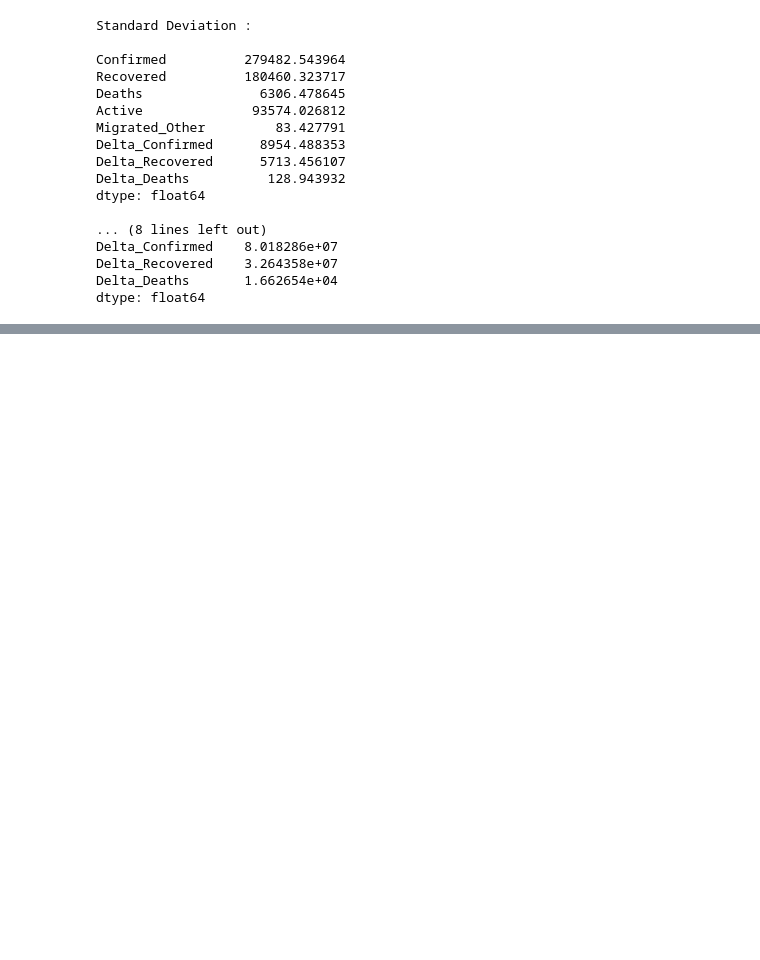
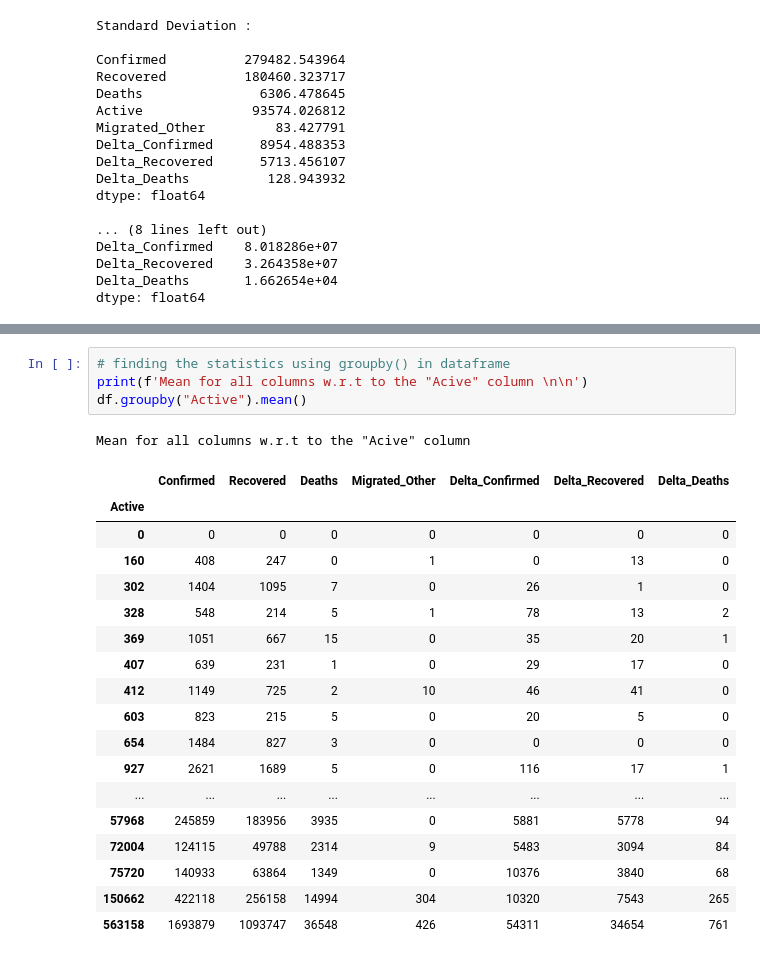
Before and after one commit to ineelhere/Machine-Learning-and-Data-Science, a Jupyter notebook: WorkingWithPandas.ipynb, the cells around one changed output, grey strips where cells are left out. Saved outputs shown, nothing was run; the diff lists cells and outputs as text; blank space fills up the shorter version.

```diff
--- a/WorkingWithPandas.ipynb
+++ b/WorkingWithPandas.ipynb
@@ -384,0 +420,24 @@ dtype: float64
+# %%
+# finding the statistics using groupby() in dataframe
+print(f'Mean for all columns w.r.t to the "Acive" column \n\n')
+df.groupby("Active").mean()
+# %% [output]
+Mean for all columns w.r.t to the "Acive" column
+|  | Confirmed | Recovered | Deaths | Migrated_Other | Delta_Confirmed | Delta_Recovered | Delta_Deaths |
+| Active |  |  |  |  |  |  |  |
+| 0 | 0 | 0 | 0 | 0 | 0 | 0 | 0 |
+| 160 | 408 | 247 | 0 | 1 | 0 | 13 | 0 |
+| 302 | 1404 | 1095 | 7 | 0 | 26 | 1 | 0 |
+| 328 | 548 | 214 | 5 | 1 | 78 | 13 | 2 |
+| 369 | 1051 | 667 | 15 | 0 | 35 | 20 | 1 |
+| 407 | 639 | 231 | 1 | 0 | 29 | 17 | 0 |
+| 412 | 1149 | 725 | 2 | 10 | 46 | 41 | 0 |
+| 603 | 823 | 215 | 5 | 0 | 20 | 5 | 0 |
+| 654 | 1484 | 827 | 3 | 0 | 0 | 0 | 0 |
+| 927 | 2621 | 1689 | 5 | 0 | 116 | 17 | 1 |
+| ... | ... | ... | ... | ... | ... | ... | ... |
+| 57968 | 245859 | 183956 | 3935 | 0 | 5881 | 5778 | 94 |
+| 72004 | 124115 | 49788 | 2314 | 9 | 5483 | 3094 | 84 |
+| 75720 | 140933 | 63864 | 1349 | 0 | 10376 | 3840 | 68 |
+| 150662 | 422118 | 256158 | 14994 | 304 | 10320 | 7543 | 265 |
+| 563158 | 1693879 | 1093747 | 36548 | 426 | 54311 | 34654 | 761 |
```
Also changed, not shown: parts of 5 cells of this notebook.
